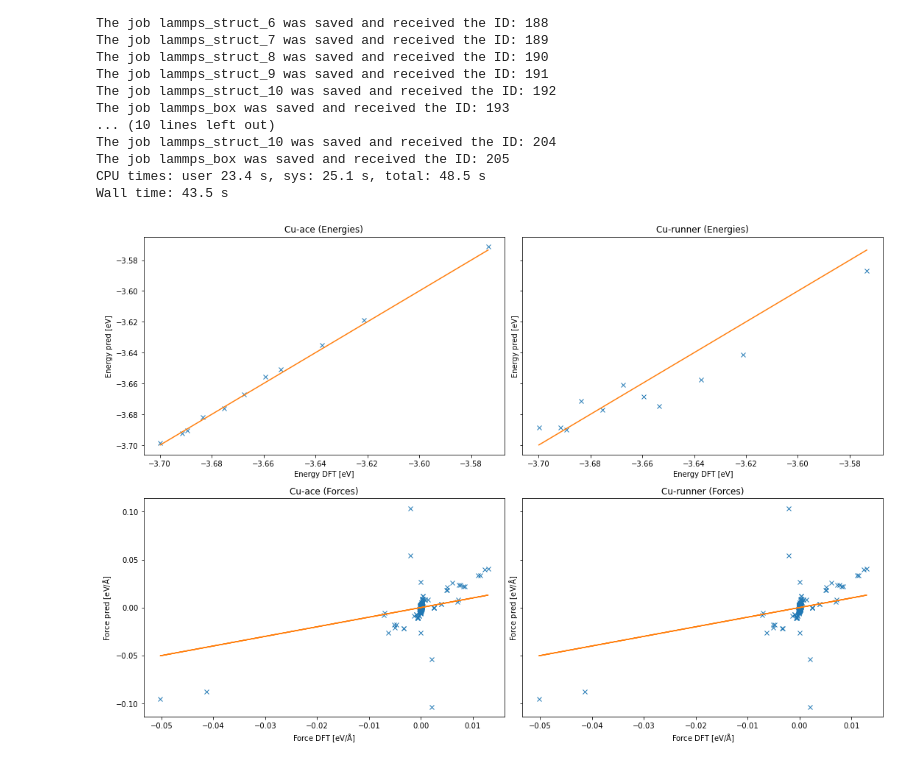
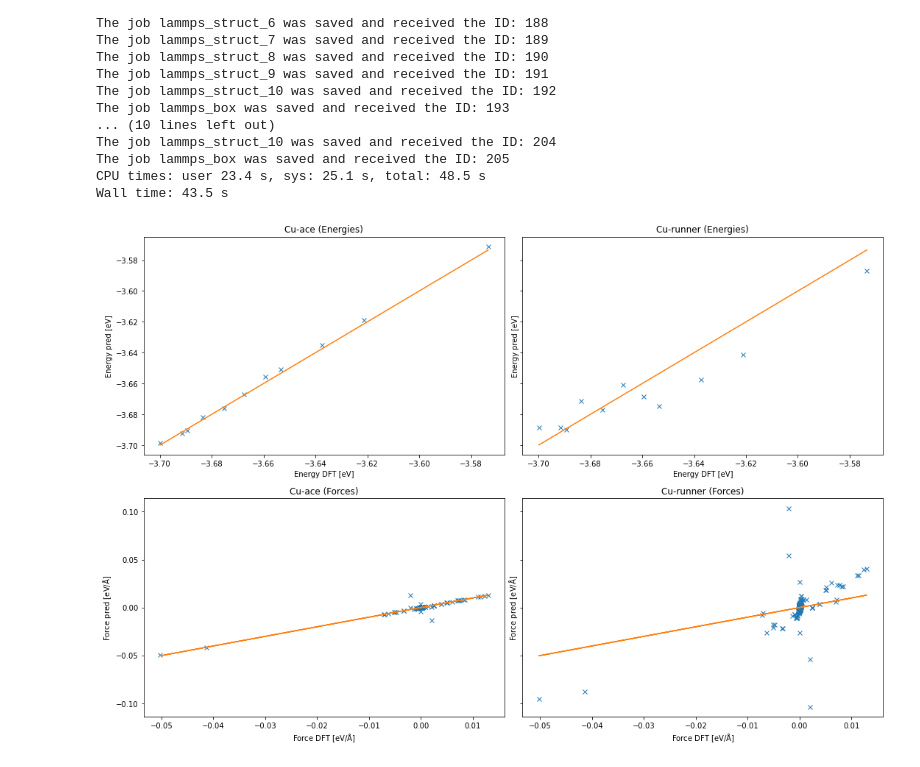
Before and after one commit to pyiron-workshop/potentials-workshop-2021, a Jupyter notebook: day_3/ex_01_validation.ipynb, the cells around one changed output. Cells and saved outputs as stored; diff of their text form; code cells hidden in the pictures.

```diff
--- a/day_3/ex_01_validation.ipynb
+++ b/day_3/ex_01_validation.ipynb
@@ -501,28 +501,28 @@ Wall time: 43.5 s
 # %%
 fig, ax_list = plt.subplots(ncols=len(potential_list), nrows=2, sharey="row", sharex="row")
 fig.set_figwidth(18)
 fig.set_figheight(12)
 
 for i, (pot, energy_pred) in enumerate(energy_pred_dict.items()):
 
     ax = ax_list[0][i]
     ax.plot(energy_per_atom_list[::stride], energy_pred, "x")
     ax.plot(energy_per_atom_list[::stride], energy_per_atom_list[::stride])
     ax.set_title(pot + " (Energies)")
     ax.set_xlabel("Energy DFT [eV]")
     ax.set_ylabel("Energy pred [eV]")
 
     ax = ax_list[1][i]
     force_orig = np.hstack([f.flatten() for f in force_list[::stride]])
-    force_pred = np.hstack([f.flatten() for f in force_pred_list])
+    force_pred = np.hstack([f.flatten() for f in force_pred_dict[pot]])
 
     ax.plot(force_orig, force_pred, "x")
     ax.plot(force_orig, force_orig)
     ax.set_xlabel("Force DFT [eV/$\mathrm{\AA}$]")
     ax.set_ylabel("Force pred [eV/$\mathrm{\AA}$]")
     ax.set_title(pot + " (Forces)")
 
 fig.subplots_adjust(wspace=0.05, hspace=0.2)
 # ax.set_ylim(x_lim)
 # %% [output]
-[figure, old version]
+[figure, new version]
```
Also changed, not shown: parts of 1 cell of this notebook.
